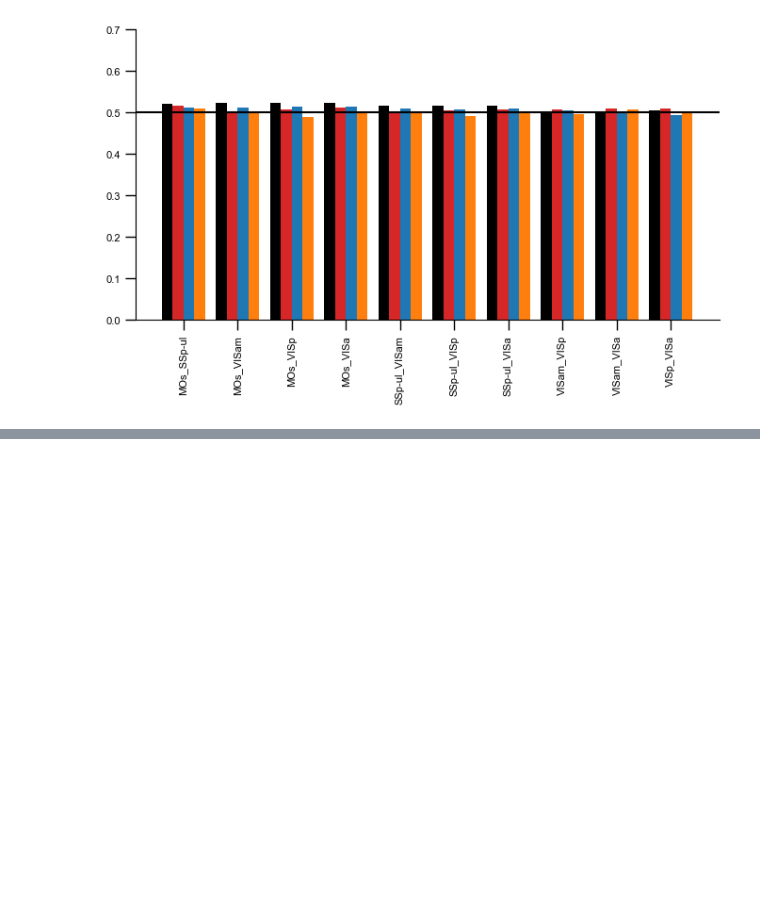
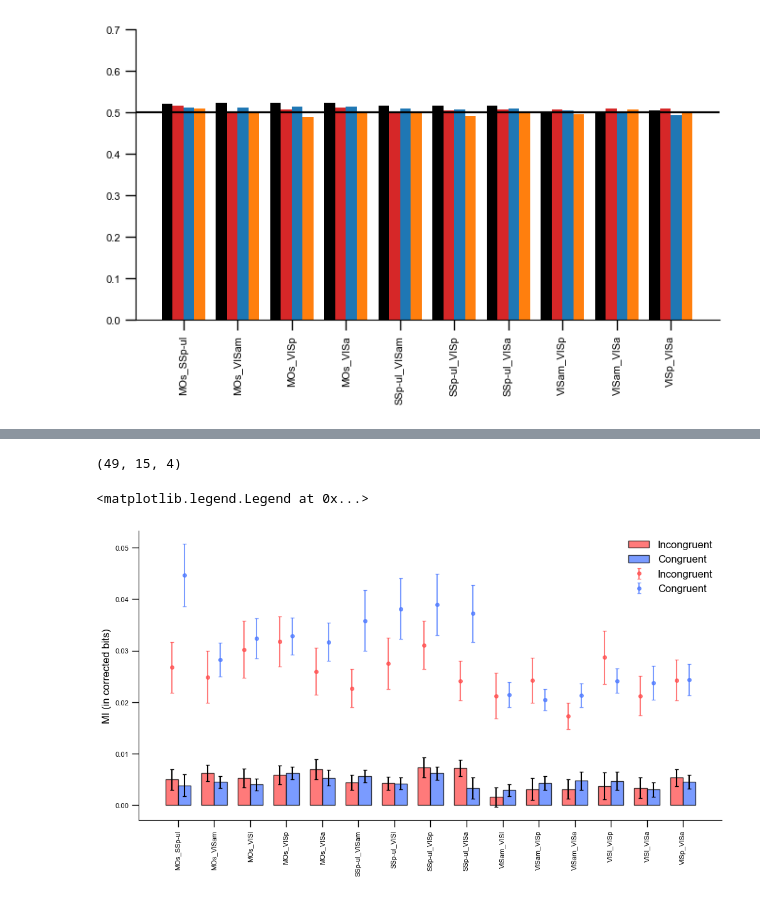
Before and after one commit to debottamKundu/ibl-partial-info-decomp, a Jupyter notebook: notebooks/multiregiondecoders.ipynb, the cells around one changed output, grey strips where cells are left out. Saved outputs shown, nothing was run; the diff lists cells and outputs as text; code cells hidden in the pictures; blank space fills up the shorter version.

```diff
--- a/notebooks/multiregiondecoders.ipynb
+++ b/notebooks/multiregiondecoders.ipynb
@@ -860,3 +925,0 @@ from ibl_info.nur_decomposition_wifi import run_decoder_decomposition_only
-# %%
-with open(files_choice[0], "rb") as f:
-    d = pkl.load(f)
@@ -881,2 +926,3 @@ rsi = information_array_mx[:, 2] - information_array_mx[:, 0] - information_arra
 # %%
-rsi
+files_choice = np.sort(glob("../data/generated/wfi_decoders/choice/subsampled/*.pkl"))
+files_stim = np.sort(glob("../data/generated/significant_pid_decoders/with_decomposition/*.pkl"))
@@ -884,0 +929,9 @@ array([0.00159088, 0.00784907, 0.00231909, 0.00510791])
+# %%
+# deal with the subsampled first
+
+with open(files_choice[0], "rb") as f:
+    x = pkl.load(f)
+# %%
+pairs = list(x.keys())
+regions = [re.findall(r"\['(.*?)'\]", p) for p in pairs]
+names = [f"{r[0]}_{r[1]}" for r in regions]
@@ -884,0 +954,64 @@ array([0.00159088, 0.00784907, 0.00231909, 0.00510791])
+# %%
+tvmi_choice.shape
+# %% [output]
+(49, 15, 4)
+# %%
+fig, ax = plt.subplots(figsize=(12, 6))
+ax.bar(
+    np.arange(rsi_incongruent_recomputed_choice.shape[1]) - 0.35 / 2,
+    np.mean(rsi_incongruent_recomputed_choice, axis=0),
+    yerr=np.std(rsi_incongruent_recomputed_choice, axis=0)
+    / np.sqrt(rsi_incongruent_recomputed_choice.shape[0]),
+    edgecolor="k",
+    color="#FF4D4D",
+    alpha=0.75,
+    width=0.35,
+    label="Incongruent",
+    capsize=2,
+)
+ax.bar(
+    np.arange(rsi_subsampled_recomputed_choice.shape[1]) + 0.35 / 2,
+    np.mean(rsi_subsampled_recomputed_choice, axis=0),
+    yerr=np.std(rsi_subsampled_recomputed_choice, axis=0)
+    / np.sqrt(rsi_subsampled_recomputed_choice.shape[0]),
+    edgecolor="k",
+    color="#4D79FF",
+    alpha=0.75,
+    width=0.35,
+    label="Congruent",
+    capsize=2,
+)
+ax.set_xticks(np.arange(rsi_incongruent_recomputed_choice.shape[1]), names, rotation=90)
+ax.set_ylabel("RSI")
+ax.legend(loc="best", frameon=False)
+
+ax.errorbar(
+    np.arange(tvmi_choice.shape[1]) - 0.35 / 2,
+    np.mean(tvmi_choice, axis=0)[:, 1],
+    yerr=np.std(tvmi_choice, axis=0)[:, 1] / np.sqrt(tvmi_choice.shape[0]),
+    # edgecolor="k",
+    color="#FF4D4D",
+    alpha=0.75,
+    # width=0.35,
+    fmt="o",
+    label="Incongruent",
+    capsize=2,
+)
+ax.errorbar(
+    np.arange(tvmi_choice.shape[1]) + 0.35 / 2,
+    np.mean(tvmi_choice, axis=0)[:, 3],
+    yerr=np.std(tvmi_choice, axis=0)[:, 3] / np.sqrt(tvmi_choice.shape[0]),
+    # edgecolor="k",
+    color="#4D79FF",
+    alpha=0.75,
+    # width=0.35,
+    fmt="o",
+    label="Congruent",
+    capsize=2,
+)
+ax.set_xticks(np.arange(tvmi_choice.shape[1]), names, rotation=90)
+ax.set_ylabel("MI (in corrected bits)")
+ax.legend(loc="best", frameon=False)
+# %% [output]
+<matplotlib.legend.Legend at 0x...>
+[figure, added]
```
Also changed, not shown: parts of 24 cells of this notebook, 2 other files.
